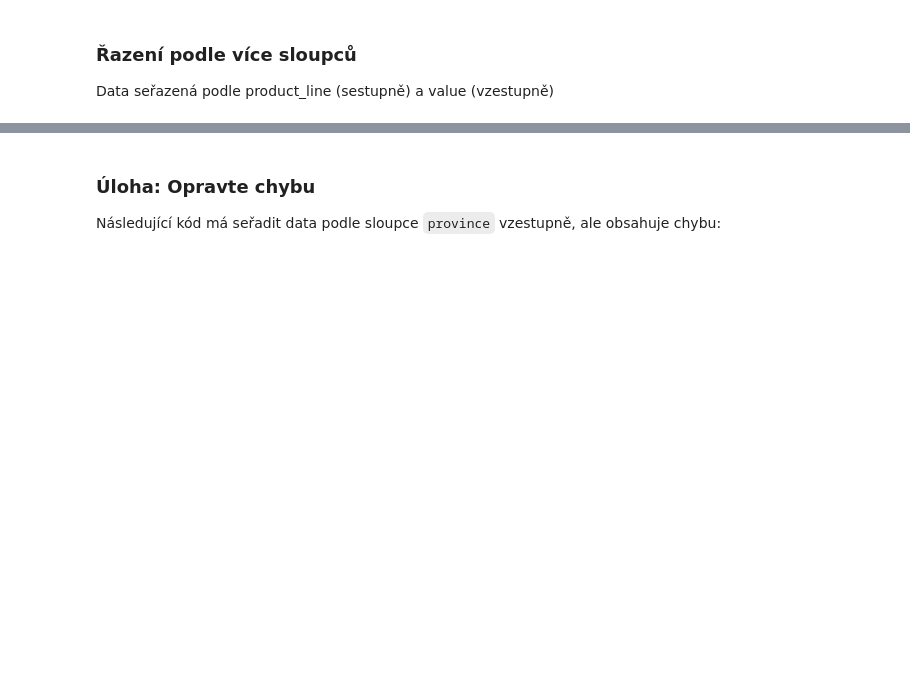
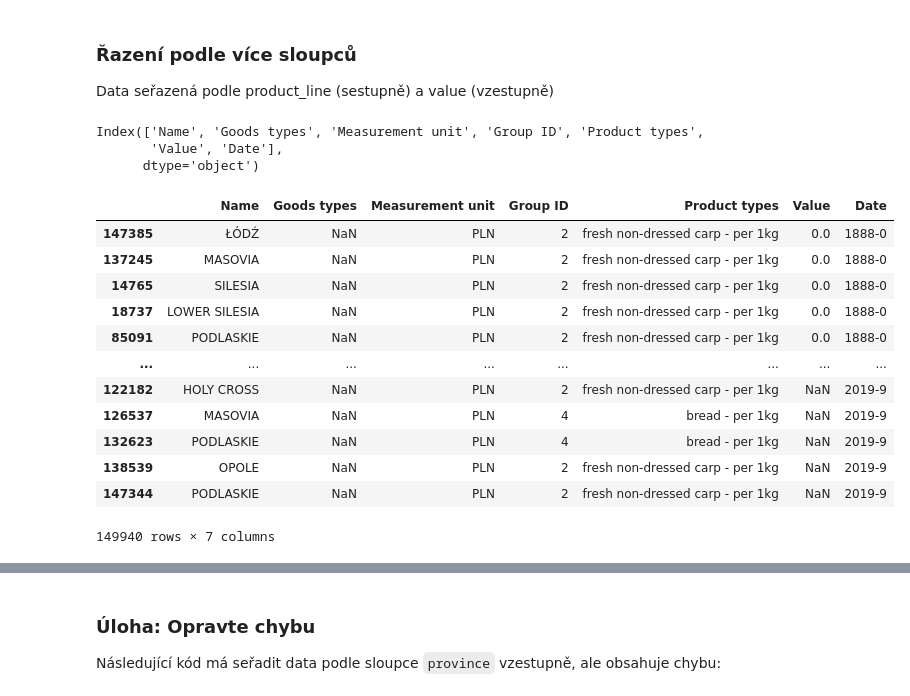
Before and after one commit to danakozakova/Python-CodersLab, a Jupyter notebook: Day_5/Day_5_02_Data_processing_part1_reseni.ipynb, the cells around one changed output, grey strips where cells are left out. Drawn from its saved outputs; the diff is of its cells as text; code cells hidden in the pictures; blank space fills up the shorter version.

```diff
--- a/Day_5/Day_5_02_Data_processing_part1_reseni.ipynb
+++ b/Day_5/Day_5_02_Data_processing_part1_reseni.ipynb
@@ -229,3 +358,25 @@ Poznámka: pokud chceme seřadit puvodní dataframe, pouzijeme parametr `inplace
 # %% [markdown]
 ### Řazení podle více sloupců
 Data seřazená podle product_line (sestupně) a value (vzestupně)
+# %%
+df.columns
+# %% [output]
+Index(['Name', 'Goods types', 'Measurement unit', 'Group ID', 'Product types',
+       'Value', 'Date'],
+      dtype='object')
+# %%
+df.sort_values(by = ['Value', 'Date'])
+# %% [output]
+|  | Name | Goods types | Measurement unit | Group ID | Product types | Value | Date |
+| 147385 | ŁÓDŹ | NaN | PLN | 2 | fresh non-dressed carp - per 1kg | 0.0 | 1888-0 |
+| 137245 | MASOVIA | NaN | PLN | 2 | fresh non-dressed carp - per 1kg | 0.0 | 1888-0 |
+| 14765 | SILESIA | NaN | PLN | 2 | fresh non-dressed carp - per 1kg | 0.0 | 1888-0 |
+| 18737 | LOWER SILESIA | NaN | PLN | 2 | fresh non-dressed carp - per 1kg | 0.0 | 1888-0 |
+| 85091 | PODLASKIE | NaN | PLN | 2 | fresh non-dressed carp - per 1kg | 0.0 | 1888-0 |
+| ... | ... | ... | ... | ... | ... | ... | ... |
+| 122182 | HOLY CROSS | NaN | PLN | 2 | fresh non-dressed carp - per 1kg | NaN | 2019-9 |
+| 126537 | MASOVIA | NaN | PLN | 4 | bread - per 1kg | NaN | 2019-9 |
+| 132623 | PODLASKIE | NaN | PLN | 4 | bread - per 1kg | NaN | 2019-9 |
+| 138539 | OPOLE | NaN | PLN | 2 | fresh non-dressed carp - per 1kg | NaN | 2019-9 |
+| 147344 | PODLASKIE | NaN | PLN | 2 | fresh non-dressed carp - per 1kg | NaN | 2019-9 |
+149940 rows × 7 columns
```
Also changed, not shown: parts of 45 cells of this notebook.
